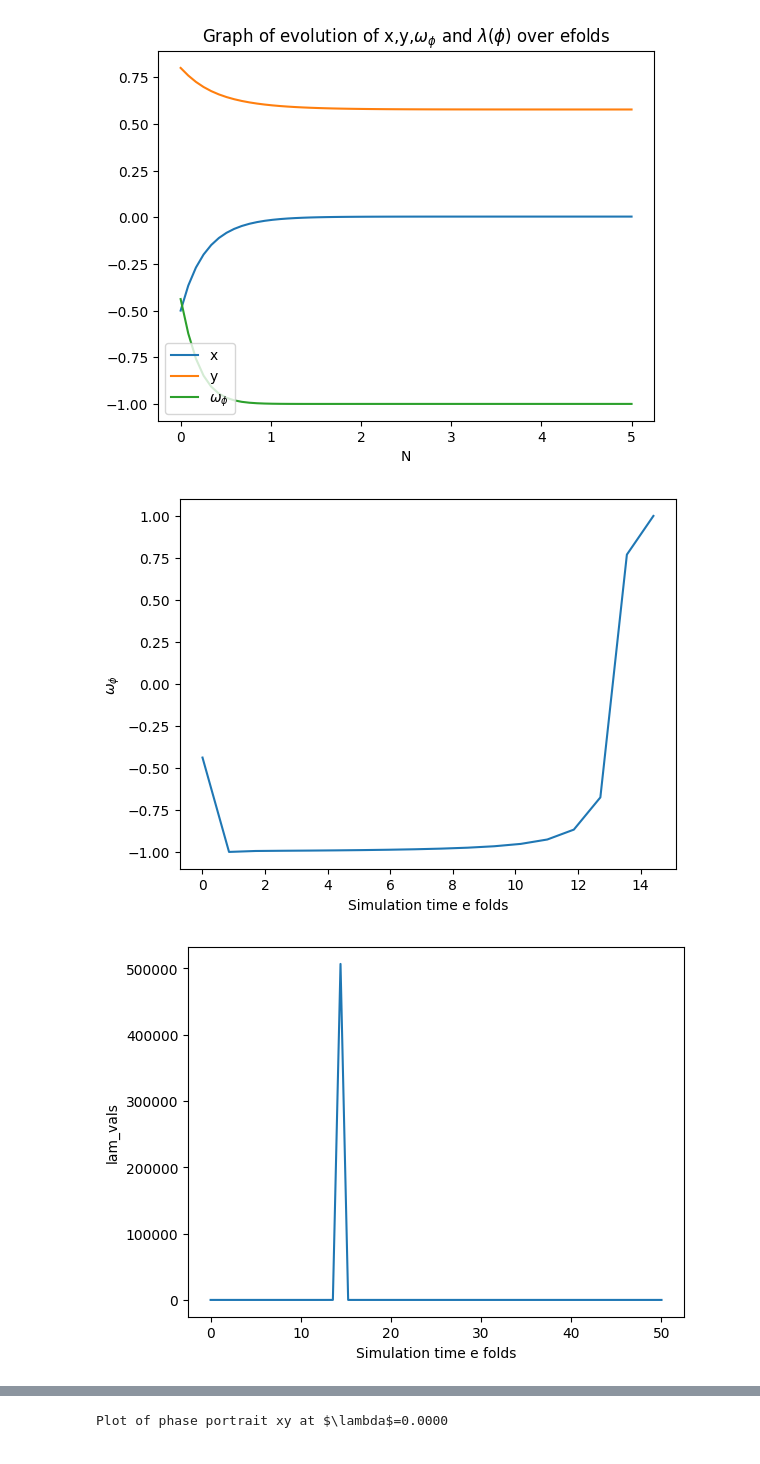
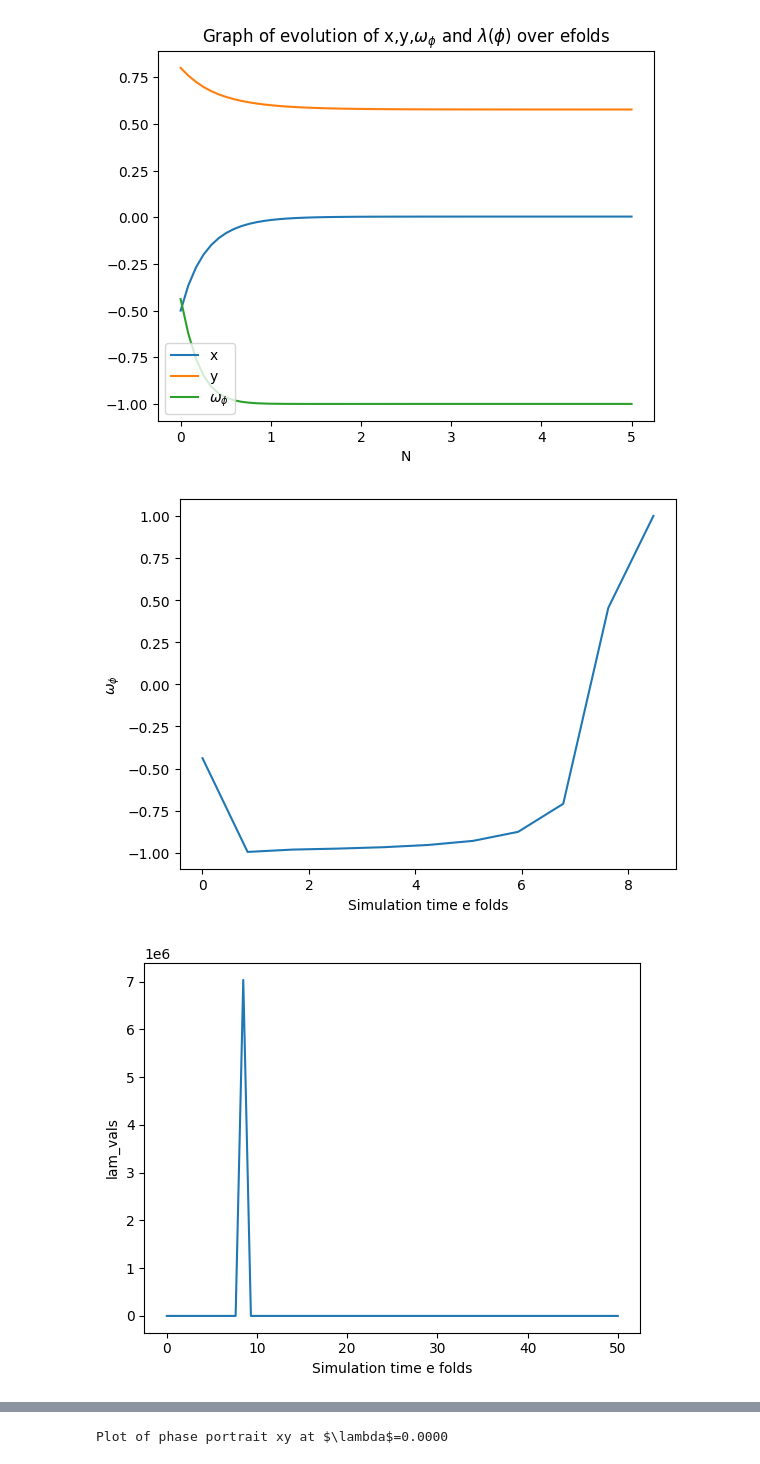
Before and after one commit to up2107120/Dynamical-systems-of-DE, a Jupyter notebook: test_code.ipynb, the cells around one changed output, grey strips where cells are left out. Saved outputs shown, nothing was run; the diff lists cells and outputs as text; code cells hidden in the pictures.

```diff
--- a/test_code.ipynb
+++ b/test_code.ipynb
@@ -84,7 +84,7 @@ import sympy as sp
 
 # define constants
 wb = -1/3 #  to show inflationary era, wb=0 as scalar dominated so wb is irrelevant, for radiation era w=1/3, for matter era with dust w=0 and at late time scalar dominated w=0
-lam_0 = 0.3 #arbitrary gradient of potential CHANGING THIS YIELDS A DIFFERENT VECTOR FIELD
+lam_0 = 0.5 #arbitrary gradient of potential CHANGING THIS YIELDS A DIFFERENT VECTOR FIELD
 # for a standard starobinsky model, 0.01<lambda<0.3 is a good range as is the potential slope. if lambda<<1 inflationary model, as lambda approaches 1, exits from inflation
 # lambda = 1 transition phase, =1/3 slow roll, =0.05 quasi DeSitter appraoching
 
@@ -209,32 +209,32 @@ def phase_plot_at_lam(lam_index):
     stability,point_type = classify_FP(eigvals)
     print(f'Fixed points ({x_c:},{y_c})')
     print('Eigen Values:',eigvals)
     print(f'Type={point_type}')
     print(f'Stability={stability}\n')
     plt.plot(x_c, y_c, 'k*', markersize=12)
     plt.text(x_c+0.02, y_c+0.02, f"{point_type}\n{stability}", fontsize=5)
 
 
   plt.xlabel(r"$x$")
   plt.ylabel(r"$y$")
   plt.title(rf"Phase portrait at $\lambda={lam_slice:.3f}$, $\omega_b={wb}$")
   plt.xlim(-1.5,1.5)
   plt.ylim(-1.5,1.5)
   plt.legend()
   plt.show()
 
 
 
 
 
 slice_no = 3
 index = np.linspace(0,len(lam_vals)-1,slice_no).astype(int)#forces integer
 for i in range(slice_no):
    temp = int(index[i])
    phase_plot_at_lam(temp)
 
 
 # https://aleksandarhaber.com/phase-portraits-of-state-space-models-and-differential-equations-in-python/, https://www.youtube.com/watch?v=DeeoiE22bZ8, method from https://iopscience.iop.org/article/10.1088/1475-7516/2018/01/018/meta
 # %% [output]
-[figure, old version]
+[figure, new version]
-[figure, old version]
+[figure, new version]
```
Also changed, not shown: parts of 2 cells of this notebook, 2 other files.
